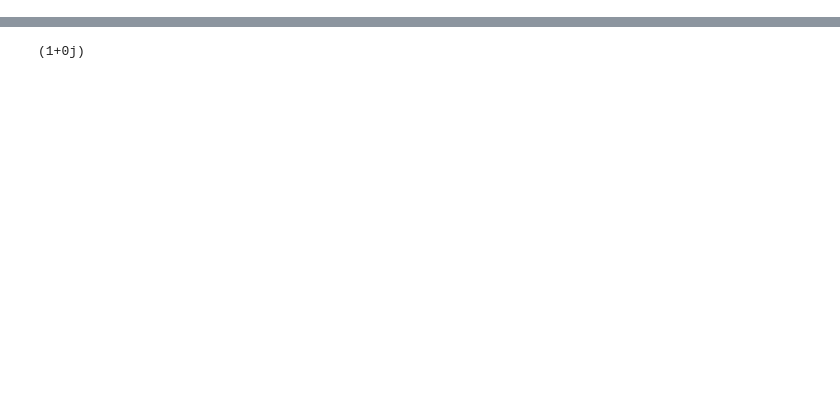
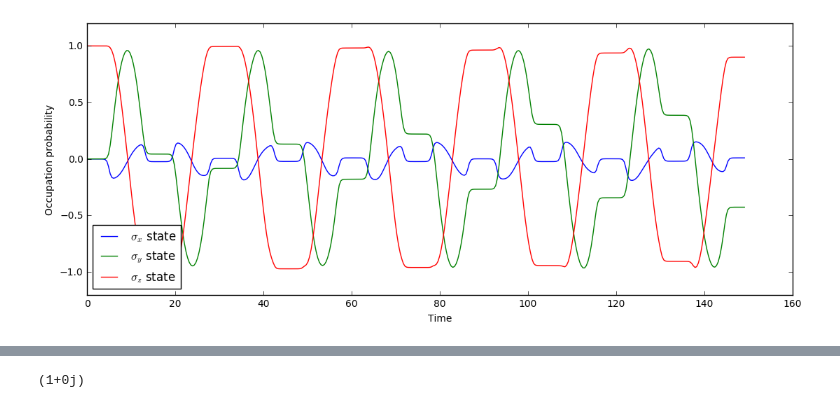
Before and after one commit to safoex/qubitlab, a Jupyter notebook: python/qutip/libqubitNd.ipynb, the cells around one changed output, grey strips where cells are left out. Cells and saved outputs as stored; diff of their text form; code cells hidden in the pictures; blank space fills up the shorter version.

```diff
--- a/python/qutip/libqubitNd.ipynb
+++ b/python/qutip/libqubitNd.ipynb
@@ -220 +321,5 @@ Total run time:   1.90s
+# %%
+model.plot([-1.2,1.2])
+# %% [output]
+[figure, added]
 # %%
```
Also changed, not shown: parts of 17 cells of this notebook.
